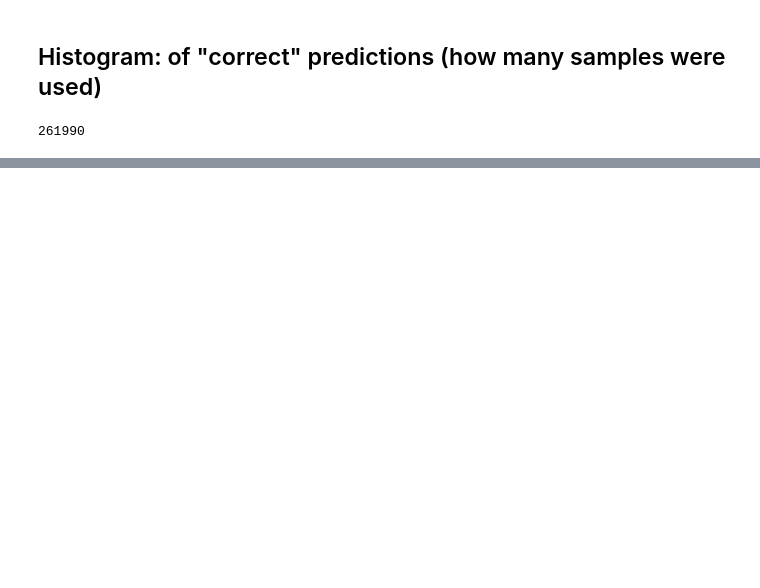
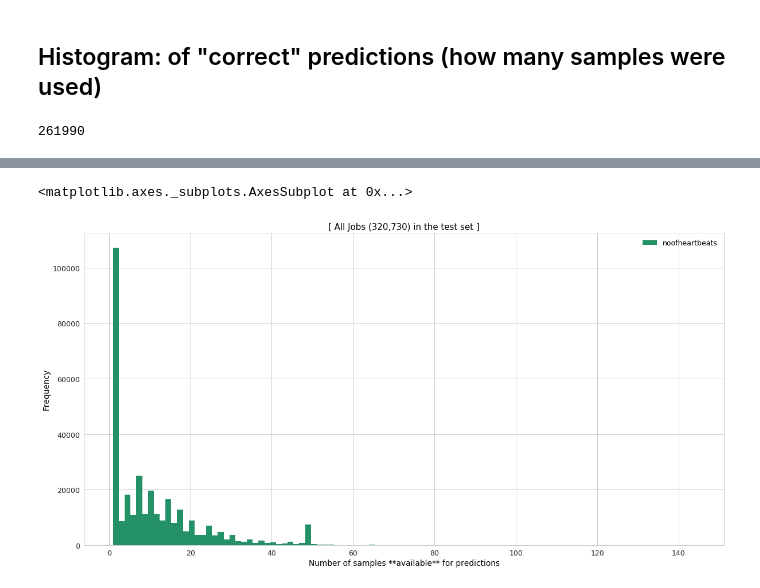
Before and after one commit to words-sdsc/DeepLearning4FaultTolerantWorkflows, a Jupyter notebook: from_kubernetes/verify_tstep1_test/Layer 2 [3-B] [Histo] [ Job Level Predictions ] [ Read File - Predict ] - Threshold based prediction.ipynb, the cells around one changed output, grey strips where cells are left out. Cells and saved outputs as stored; diff of their text form; code cells hidden in the pictures; blank space fills up the shorter version.

```diff
--- a/from_kubernetes/verify_tstep1_test/Layer 2 [3-B] [Histo] [ Job Level Predictions ] [ Read File - Predict ] - Threshold based prediction.ipynb
+++ b/from_kubernetes/verify_tstep1_test/Layer 2 [3-B] [Histo] [ Job Level Predictions ] [ Read File - Predict ] - Threshold based prediction.ipynb
@@ -544,0 +552,8 @@ correct_df[ [ 'prediction_samples'] ].plot.hist(by="prediction_samples", bins=20
+# %%
+fig, ax = plt.subplots(1, 1, figsize=(20,10))
+ax.set_xlabel('Number of samples **available** for predictions')
+ax.set_title('[ All Jobs (320,730) in the test set ]')
+df[ [ 'noofheartbeats'] ].plot.hist(by="noofheartbeats", bins=100, ax=ax, fig=fig)
+# %% [output]
+<matplotlib.axes._subplots.AxesSubplot at 0x...>
+[figure, added]
```
Also changed, not shown: parts of 5 cells of this notebook, 4 other files.
